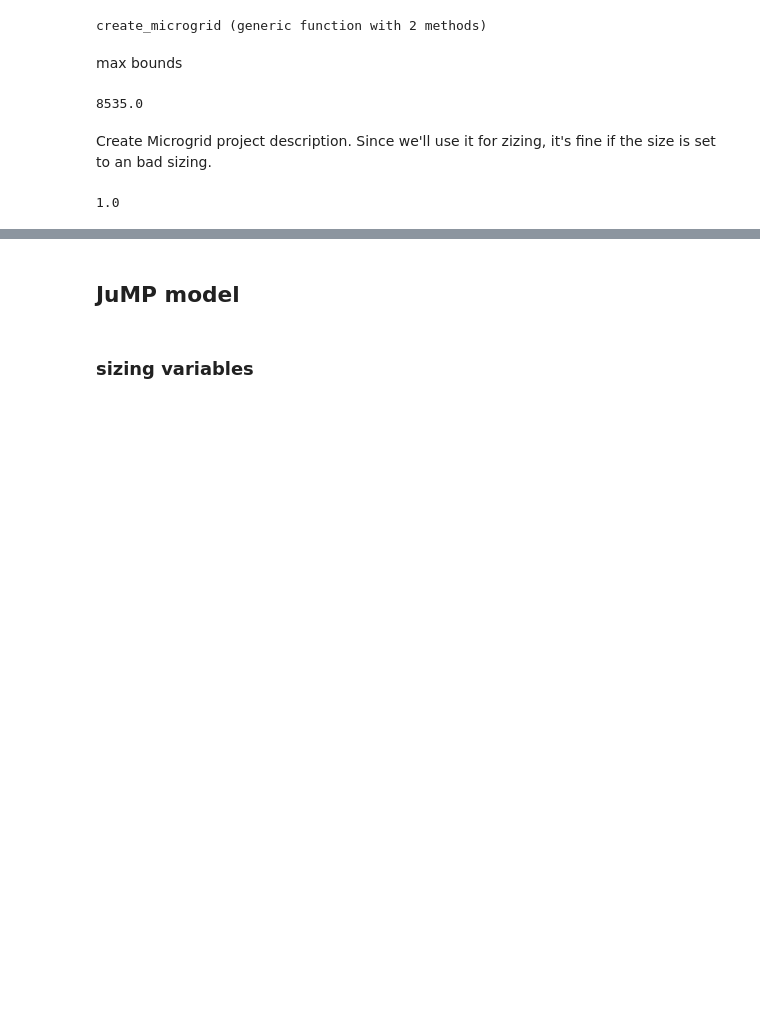
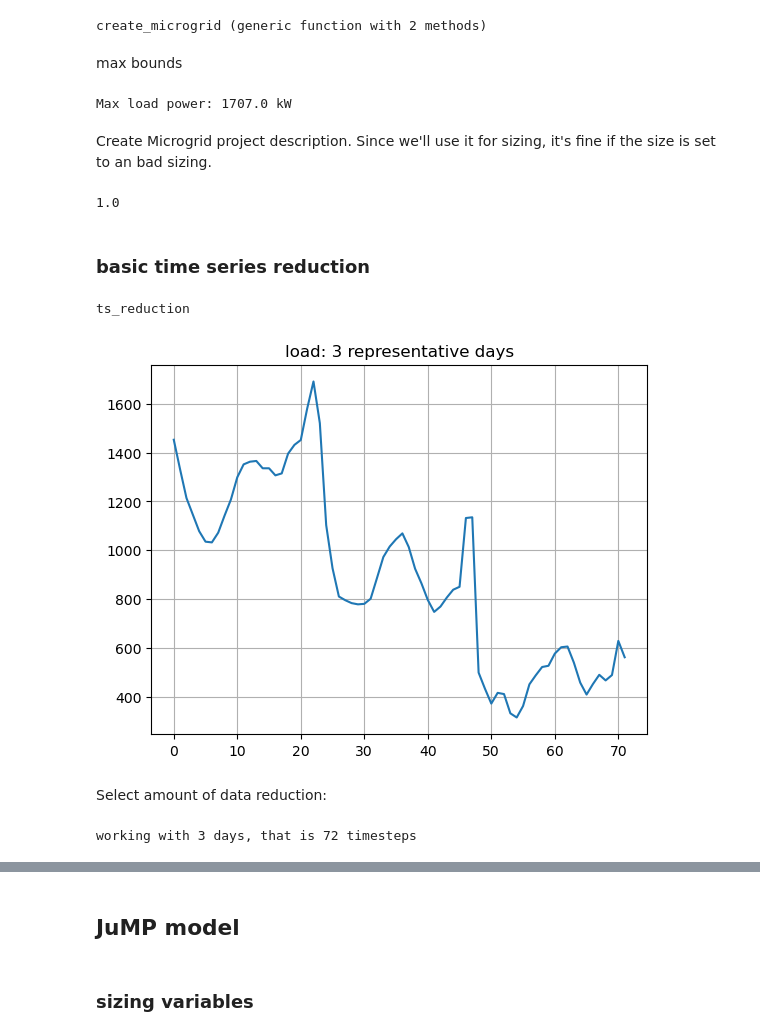
Before and after one commit to pierre-haessig/Microgrids.JuMP, a Jupyter notebook: Microgrid_optimization_JuMP.ipynb, the cells around one changed output, grey strips where cells are left out. Saved outputs shown, nothing was run; the diff lists cells and outputs as text; code cells hidden in the pictures; blank space fills up the shorter version.

Commit message:
first apparently working JuMP microgrid optim
- simple time series reduction added
- more analysis to be conducted

```diff
--- a/Microgrid_optimization_JuMP.ipynb
+++ b/Microgrid_optimization_JuMP.ipynb
@@ -71,14 +69,15 @@ create_microgrid (generic function with 2 methods)
 # %% [markdown]
 max bounds
 # %%
-Pload_max = maximum(Pload)
+Pload_max = maximum(Pload) # kW
+@printf("Max load power: %.1f kW", Pload_max)
 power_rated_gen_max = 1.2 * Pload_max
 energy_rated_sto_max = 10.0 * Pload_max
 power_rated_pv_max = 10.0 * Pload_max
-power_rated_wind_max = 5.0 * Pload_max
+power_rated_wind_max = 5.0 * Pload_max;
 # %% [output]
-8535.0
+Max load power: 1707.0 kW
 # %% [markdown]
-Create Microgrid project description. Since we'll use it for zizing, it's fine if the size is set to an bad sizing.
+Create Microgrid project description. Since we'll use it for sizing, it's fine if the size is set to an bad sizing.
 # %%
 mg = create_microgrid();
@@ -88,3 +87,41 @@ dt = mg.project.timestep
 #stats
 # %% [output]
 1.0
+# %% [markdown]
+### basic time series reduction
+# %%
+"""reduce the year time series `x` to `ndays` ≤ 365
+sr=24: data sampling rate / day. 24 means hourly time step.
+
+The method is *basic*:
+it samples `ndays` days evenly spaced by (365 ÷ `ndays`) days
+
+with ndays=365, returns the orinal series
+"""
+function ts_reduction(x, ndays, sr=24)
+    out = zeros(ndays*sr)
+    @assert ndays<=365
+    Δdays = 365 ÷ ndays
+    for i in 1:ndays
+        offset_in = (i-1)*Δdays*sr
+        offset_out = (i-1)*sr
+        out[offset_out+1:offset_out+sr] = x[offset_in+1:offset_in+sr]
+    end
+    return out
+end
+# %% [output]
+ts_reduction
+# %%
+plot(ts_reduction(mg.load, 3))
+title("load: 3 representative days")
+grid()
+# %% [output]
+[figure, added]
+# %% [markdown]
+Select amount of data reduction:
+# %%
+ndays = 3 # 1 to 365
+K = ndays*24 # h
+println("working with $ndays days, that is $K timesteps")
+# %% [output]
+working with 3 days, that is 72 timesteps
```
Also changed, not shown: parts of 41 cells of this notebook.
